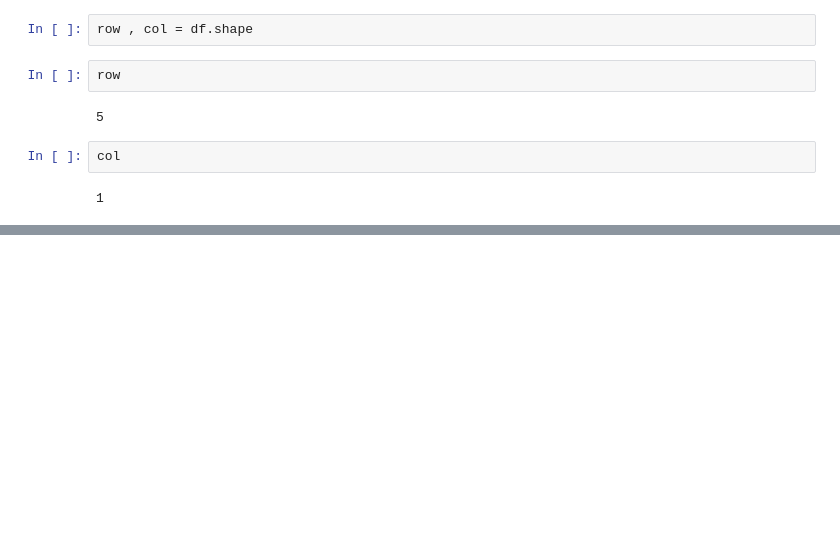
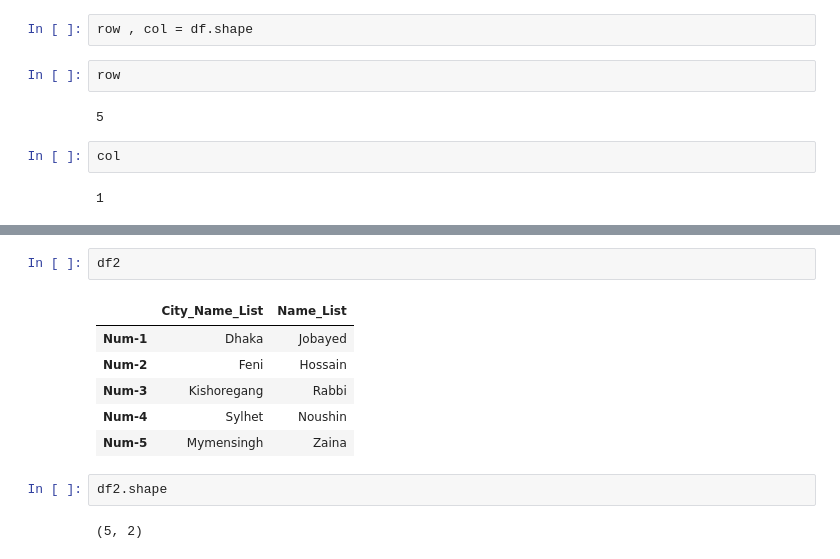
Before and after one commit to jobayed80/Machine_Learning_Learning_Course, a Jupyter notebook: Machine_Learning_Beginner.ipynb, the cells around one changed output, grey strips where cells are left out. Drawn from its saved outputs; the diff is of its cells as text; blank space fills up the shorter version.

```diff
--- a/Machine_Learning_Beginner.ipynb
+++ b/Machine_Learning_Beginner.ipynb
@@ -57,0 +88,13 @@ col
+# %%
+df2
+# %% [output]
+|  | City_Name_List | Name_List |
+| Num-1 | Dhaka | Jobayed |
+| Num-2 | Feni | Hossain |
+| Num-3 | Kishoregang | Rabbi |
+| Num-4 | Sylhet | Noushin |
+| Num-5 | Mymensingh | Zaina |
+# %%
+df2.shape
+# %% [output]
+(5, 2)
```
Also changed, not shown: parts of 8 cells of this notebook.
